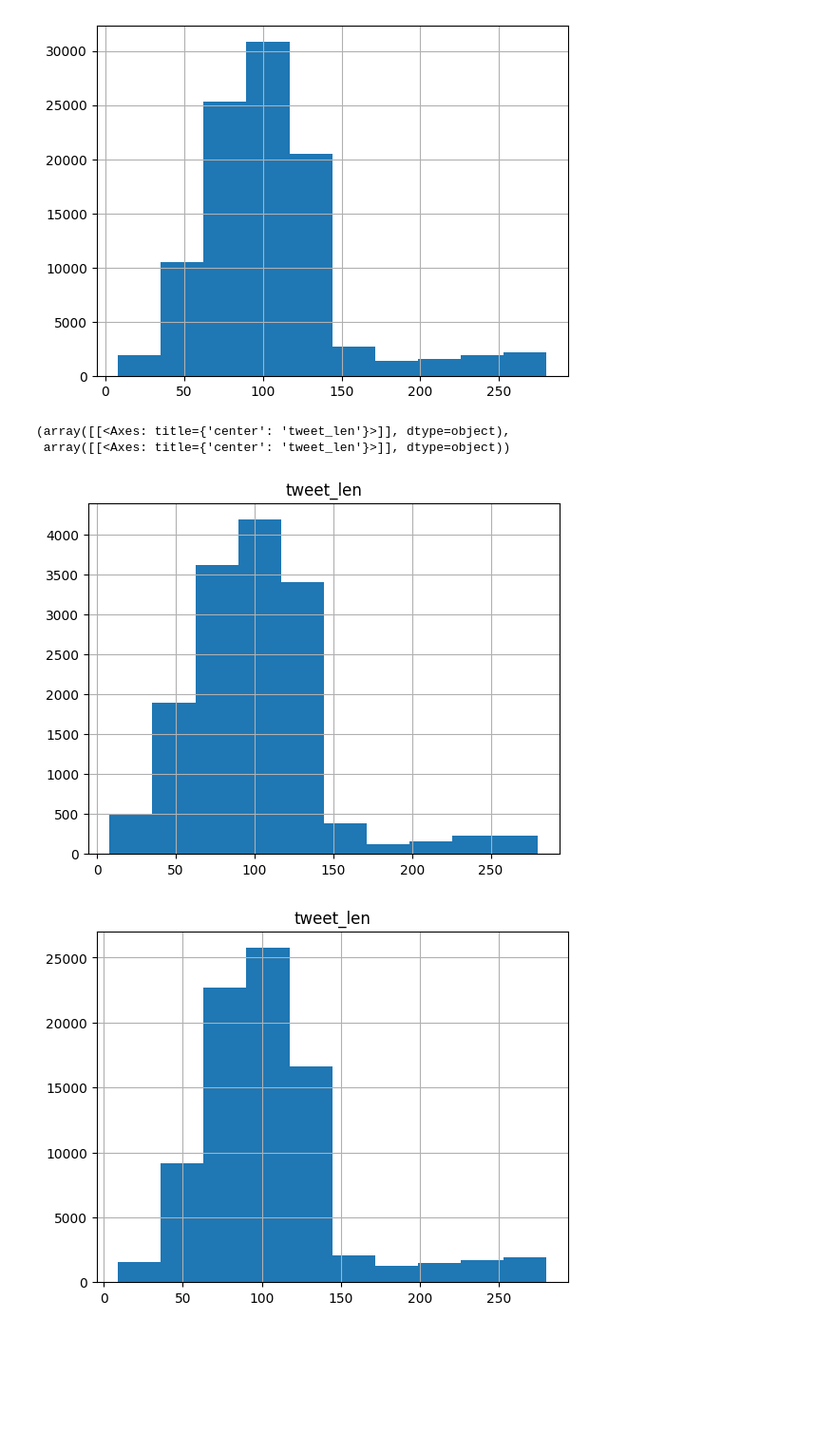
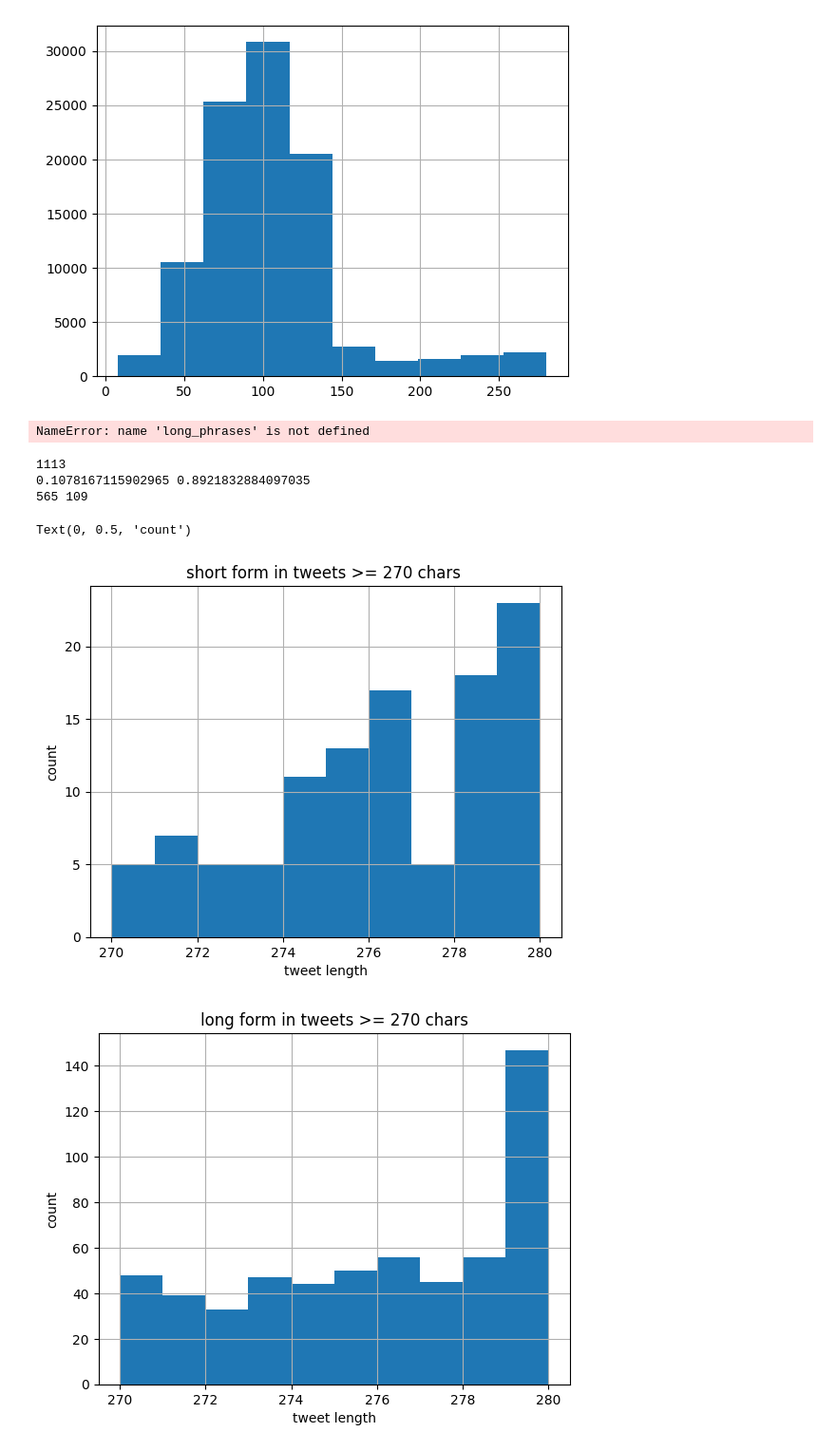
Before and after one commit to erafkin/twitter_abbreviation_word_length, a Jupyter notebook: notebooks/tweet_length.ipynb, the cells around one changed output. Shown at 95% size. Cells and saved outputs as stored; diff of their text form; code cells hidden in the pictures; blank space fills up the shorter version.

```diff
--- a/notebooks/tweet_length.ipynb
+++ b/notebooks/tweet_length.ipynb
@@ -77,6 +77,12 @@ for fl, abbr in abbrevations.items():
 df = pd.DataFrame(rows)
 df.to_csv("../tweets_containing_words_and_full_length.csv", index=False)
 # %%
+import pandas as pd
+import os
+os.chdir("..")
+from scripts.utils.abbreviations import abbrevations
+
+df = pd.read_csv("./tweets_containing_words_and_full_length.csv")
 long_form = set(abbrevations.keys())
 short_form = set(abbrevations.values())
 df_long = df[df["keyword"].isin(long_form)]
@@ -92,12 +98,48 @@ df_normal_users["tweet_len"].hist()
 99018
 <Axes: >
 [figure]
-# %%
-df_long = df_normal_users[df_normal_users["keyword"].isin(long_form)]
-df_short = df_normal_users[df_normal_users["keyword"].isin(short_form)]
-df_short.hist(), df_long.hist()
-# %% [output]
-(array([[<Axes: title={'center': 'tweet_len'}>]], dtype=object),
- array([[<Axes: title={'center': 'tweet_len'}>]], dtype=object))
-[figure, removed]
-[figure, removed]
+# %%
+import matplotlib.pyplot as plt
+df_long = df_normal_users[df_normal_users["keyword"].isin(long_form)]
+df_short = df_normal_users[df_normal_users["keyword"].isin(short_form)]
+print(len(df_short)/len(df_normal_users), len(df_long)/len(df_normal_users))
+df_long = df_long.drop_duplicates(subset=['tweet'])
+
+df_short = df_short.drop_duplicates(subset=['tweet'])
+df_short["tweet_len"].hist()
+plt.title("short form in tweets")
+plt.xlabel("tweet length")
+plt.ylabel("count")
+df_long.hist()
+plt.title("long form in tweets")
+plt.xlabel("tweet length")
+plt.ylabel("count")
+# %% [output]
+NameError: name 'long_phrases' is not defined
+# %%
+df_near_limit = df_normal_users[df_normal_users["tweet_len"] >= 270]
+print(len(df_near_limit))
+df_long_limit = df_near_limit[df_near_limit["keyword"].isin(long_form)]
+df_short_limit = df_near_limit[df_near_limit["keyword"].isin(short_form)]
+print(len(df_short_limit)/len(df_near_limit), len(df_long_limit)/len(df_near_limit))
+df_long_limit = df_long_limit.drop_duplicates(subset=["tweet"])
+
+df_short_limit = df_short_limit.drop_duplicates(subset=["tweet"])
+print(len(df_long_limit), len(df_short_limit))
+
+df_short_limit.hist()
+plt.title("short form in tweets >= 270 chars ")
+
+plt.xlabel("tweet length")
+plt.ylabel("count")
+df_long_limit.hist()
+plt.title("long form in tweets >= 270 chars")
+plt.xlabel("tweet length")
+plt.ylabel("count")
+# %% [output]
+1113
+0.1078167115902965 0.8921832884097035
+565 109
+Text(0, 0.5, 'count')
+[figure, added]
+[figure, added]
```
Also changed, not shown: parts of 1 cell of this notebook, 2 other files.
